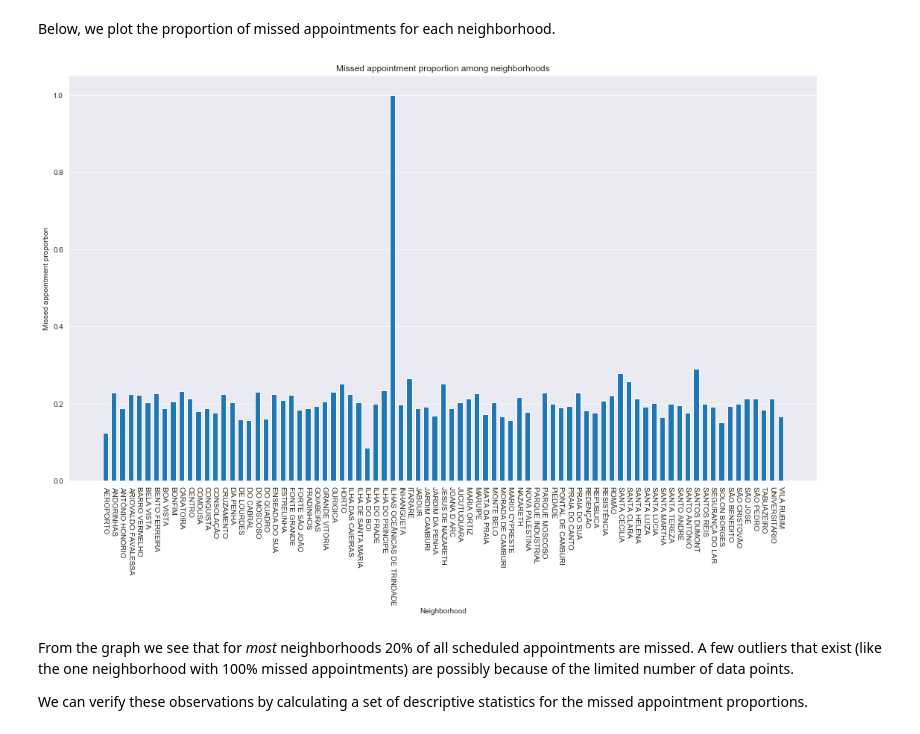
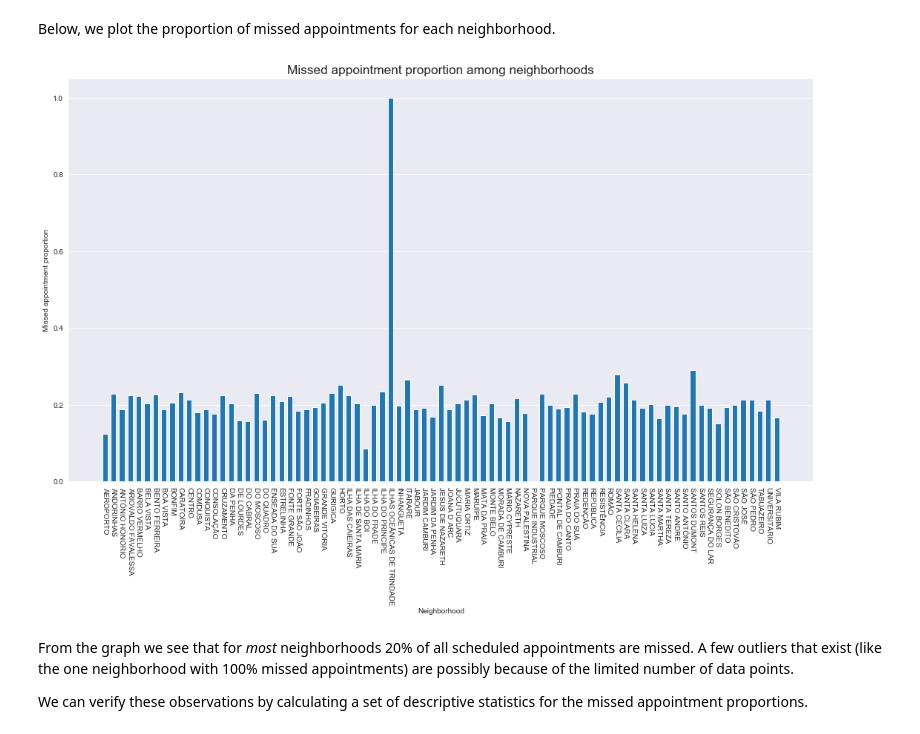
Before and after one commit to mhadjiantonis/missed_doc_apptmnts, a Jupyter notebook: missed_doc_apptmnt.ipynb, the cells around one changed output. Saved outputs shown, nothing was run; the diff lists cells and outputs as text; code cells hidden in the pictures.

Commit message:
style: Make plot titles larger

```diff
--- a/missed_doc_apptmnt.ipynb
+++ b/missed_doc_apptmnt.ipynb
@@ -307,13 +307,13 @@ Below, we plot the proportion of missed appointments for each neighborhood.
 # %%
 plt.figure(figsize = (18,10))
 plt.bar(plot_positions, plot_values)
-plt.title('Missed appointment proportion among neighborhoods')
+plt.title('Missed appointment proportion among neighborhoods', fontsize = 'xx-large')
 plt.xlabel('Neighborhood')
 plt.xticks(plot_positions, plot_labels, rotation = -90)
 plt.ylabel('Missed appointment proportion')
 plt.grid(axis = 'x');
 # %% [output]
-[figure, old version]
+[figure, new version]
 # %% [markdown]
 From the graph we see that for _most_ neighborhoods 20% of all scheduled appointments are missed.  A few outliers that exist (like the one neighborhood with 100% missed appointments) are possibly because of the limited number of data points.
 
```
Also changed, not shown: parts of 4 cells of this notebook, 1 other file.
